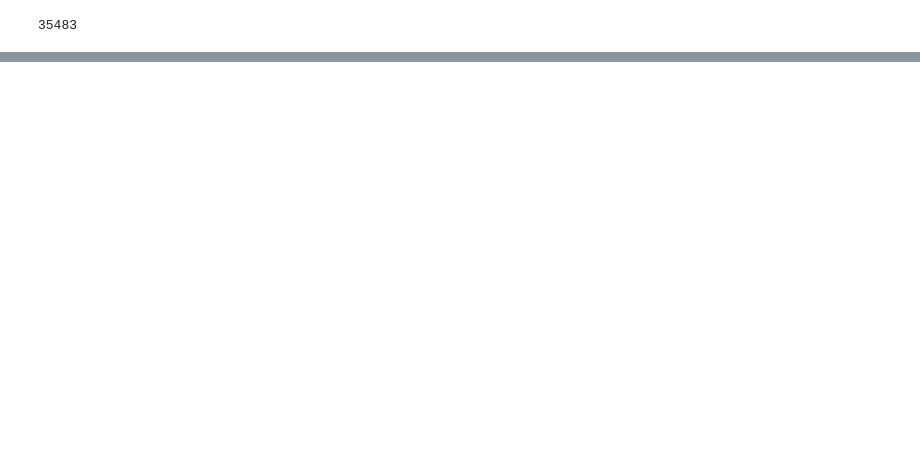
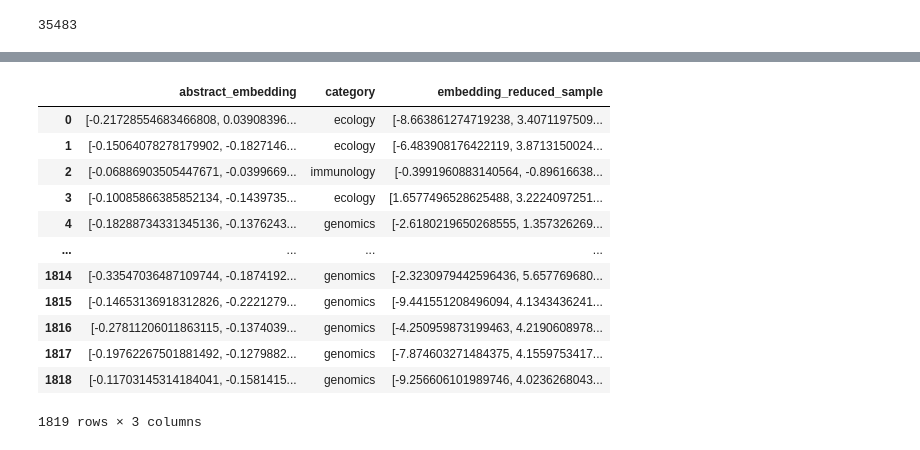
Before and after one commit to malashkovv/scientific-paper-processing, a Jupyter notebook: analysis/main.ipynb, the cells around one changed output, grey strips where cells are left out. Saved outputs shown, nothing was run; the diff lists cells and outputs as text; code cells hidden in the pictures; blank space fills up the shorter version.

```diff
--- a/analysis/main.ipynb
+++ b/analysis/main.ipynb
@@ -65,2 +71,6 @@ result.select('abstract_embedding').show()
 +--------------------+
 only showing top 20 rows
+# %%
+embedding_sample = result.select('abstract_embedding', 'category').sample(True, 0.05).toPandas()
+
+embedding_sample.count()
@@ -66,0 +81,7 @@ only showing top 20 rows
+# %%
+embeddings = np.vstack(embedding_sample.abstract_embedding.map(lambda x: x.toArray().reshape(10,)))
+# %%
+%time
+
+tsne = TSNE(n_components=3)
+embedding_reduced_sample = tsne.fit_transform(embeddings)
@@ -66,0 +91,16 @@ only showing top 20 rows
+# %%
+embedding_sample['embedding_reduced_sample'] = embedding_reduced_sample.tolist()
+# %% [output]
+|  | abstract_embedding | category | embedding_reduced_sample |
+| 0 | [-0.21728554683466808, 0.03908396... | ecology | [-8.663861274719238, 3.4071197509... |
+| 1 | [-0.15064078278179902, -0.1827146... | ecology | [-6.483908176422119, 3.8713150024... |
+| 2 | [-0.06886903505447671, -0.0399669... | immunology | [-0.3991960883140564, -0.89616638... |
+| 3 | [-0.10085866385852134, -0.1439735... | ecology | [1.6577496528625488, 3.2224097251... |
+| 4 | [-0.18288734331345136, -0.1376243... | genomics | [-2.6180219650268555, 1.357326269... |
+| ... | ... | ... | ... |
+| 1814 | [-0.33547036487109744, -0.1874192... | genomics | [-2.3230979442596436, 5.657769680... |
+| 1815 | [-0.14653136918312826, -0.2221279... | genomics | [-9.441551208496094, 4.1343436241... |
+| 1816 | [-0.27811206011863115, -0.1374039... | genomics | [-4.250959873199463, 4.2190608978... |
+| 1817 | [-0.19762267501881492, -0.1279882... | genomics | [-7.874603271484375, 4.1559753417... |
+| 1818 | [-0.11703145314184041, -0.1581415... | genomics | [-9.256606101989746, 4.0236268043... |
+1819 rows × 3 columns
```
Also changed, not shown: parts of 7 cells of this notebook, 1 other file.
